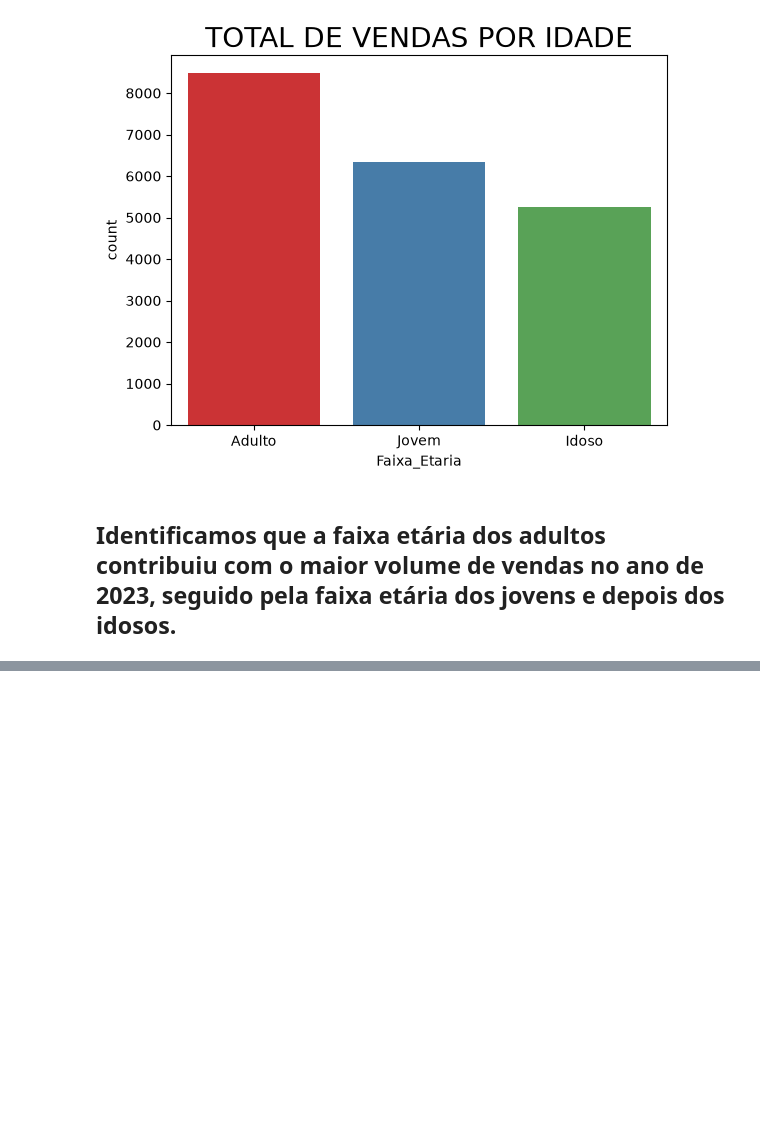
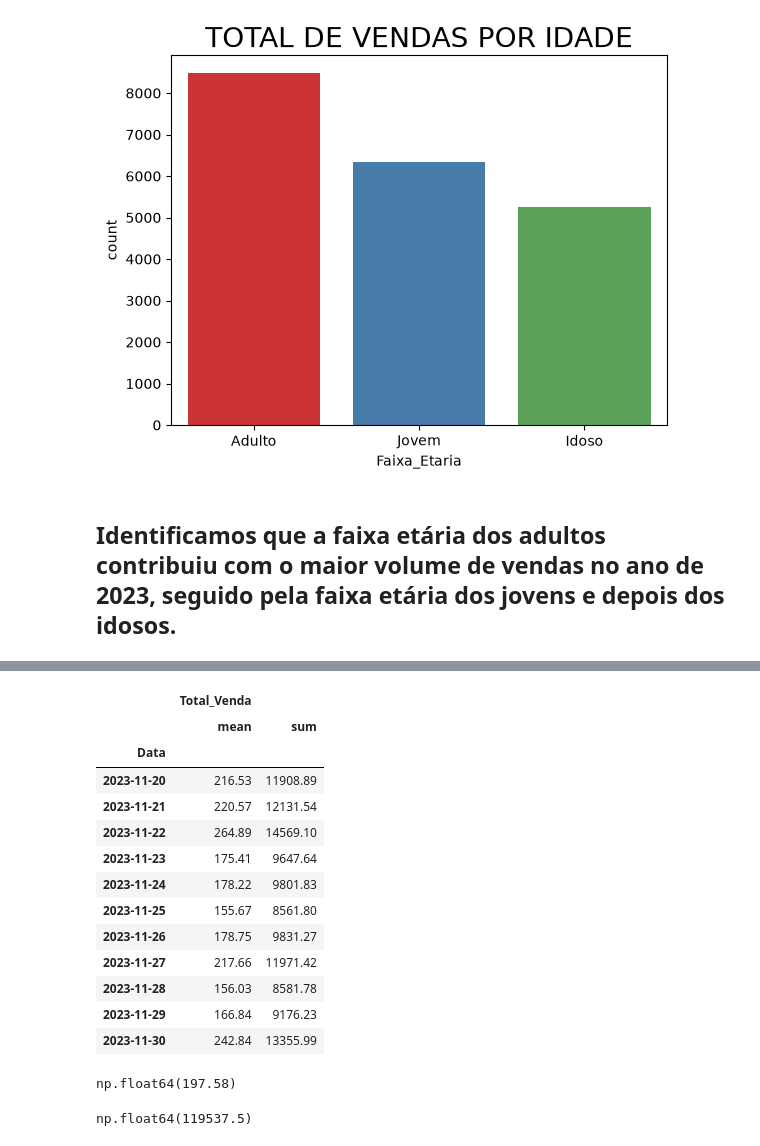
Before and after one commit to cleber-lamartine/Projeto_Analise_de_Dados, a Jupyter notebook: projeto.ipynb, the cells around one changed output, grey strips where cells are left out. Saved outputs shown, nothing was run; the diff lists cells and outputs as text; code cells hidden in the pictures; blank space fills up the shorter version.

```diff
--- a/projeto.ipynb
+++ b/projeto.ipynb
@@ -250,0 +278,5 @@ Text(0.5, 1.0, 'TOTAL DE VENDAS POR IDADE')
+# %%
+df_VSCdias = df_VSC.copy()
+df_VSCdias['Data'] = pd.to_datetime(df_VSCdias['Data'])
+df_VSCdias['Dia_Semana'] = df_VSCdias['Data'].dt.day_name(locale='pt_BR')
+df_VSCdias.groupby(['Dia_Semana'])[['Total_Venda']].mean().round(2).sort_values('Total_Venda', ascending=False)
@@ -250,0 +358,5 @@ Text(0.5, 1.0, 'TOTAL DE VENDAS POR IDADE')
+# %%
+inicio = pd.Timestamp('2023-11-20')
+fim = pd.Timestamp('2023-11-30')
+df_VSCblack = df_VSCdias[(df_VSCdias['Data'] >= inicio) & (df_VSCdias['Data'] <= fim)]
+df_VSCblack.groupby(['Data','Dia_Semana'])[['Total_Venda']].mean().round(2)
@@ -250,0 +377,25 @@ Text(0.5, 1.0, 'TOTAL DE VENDAS POR IDADE')
+# %%
+df_VSCblack.groupby(['Data'])[['Total_Venda']].agg(['mean','sum']).round(2)
+# %% [output]
+|  | Total_Venda |  |
+|  | mean | sum |
+| Data |  |  |
+| 2023-11-20 | 216.53 | 11908.89 |
+| 2023-11-21 | 220.57 | 12131.54 |
+| 2023-11-22 | 264.89 | 14569.10 |
+| 2023-11-23 | 175.41 | 9647.64 |
+| 2023-11-24 | 178.22 | 9801.83 |
+| 2023-11-25 | 155.67 | 8561.80 |
+| 2023-11-26 | 178.75 | 9831.27 |
+| 2023-11-27 | 217.66 | 11971.42 |
+| 2023-11-28 | 156.03 | 8581.78 |
+| 2023-11-29 | 166.84 | 9176.23 |
+| 2023-11-30 | 242.84 | 13355.99 |
+# %%
+df_VSCblack.Total_Venda.mean().round(2)
+# %% [output]
+np.float64(197.58)
+# %%
+df_VSCblack.Total_Venda.sum().round(2)
+# %% [output]
+np.float64(119537.5)
```
Also changed, not shown: parts of 32 cells of this notebook.
